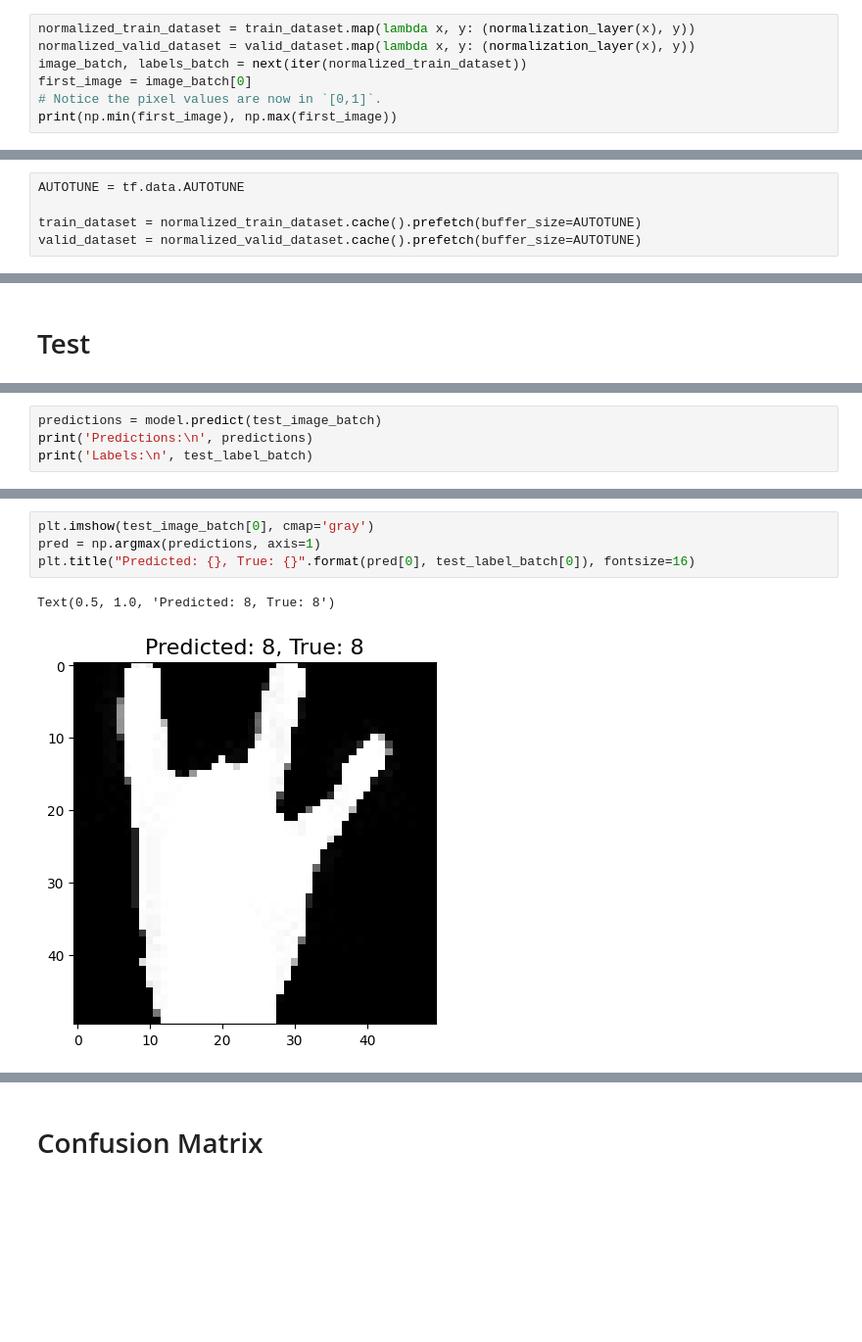
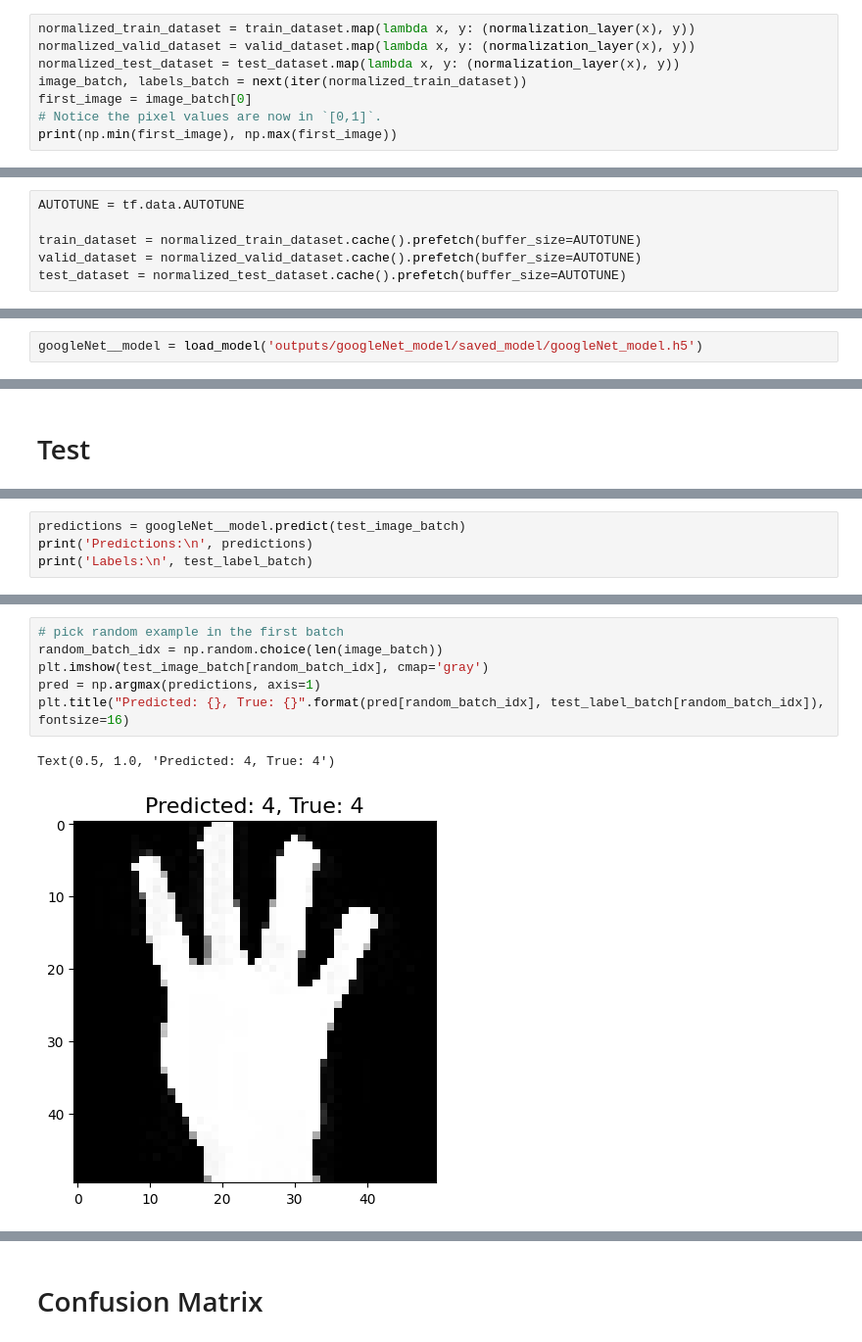
Before and after one commit to reda-mohsen/Hand_Gesture_Recognition, a Jupyter notebook: Hand_Recognition.ipynb, the cells around one changed output, grey strips where cells are left out. Shown: that part at 98% size. Cells and saved outputs as stored; diff of their text form; blank space fills up the shorter version.

```diff
--- a/Hand_Recognition.ipynb
+++ b/Hand_Recognition.ipynb
@@ -114,6 +178,7 @@ normalization_layer = tf.keras.layers.Rescaling(1./255)
 # %%
 normalized_train_dataset = train_dataset.map(lambda x, y: (normalization_layer(x), y))
 normalized_valid_dataset = valid_dataset.map(lambda x, y: (normalization_layer(x), y))
+normalized_test_dataset = test_dataset.map(lambda x, y: (normalization_layer(x), y))
 image_batch, labels_batch = next(iter(normalized_train_dataset))
 first_image = image_batch[0]
 # Notice the pixel values are now in `[0,1]`.
@@ -149,3 +215,4 @@ AUTOTUNE = tf.data.AUTOTUNE
 
 train_dataset = normalized_train_dataset.cache().prefetch(buffer_size=AUTOTUNE)
 valid_dataset = normalized_valid_dataset.cache().prefetch(buffer_size=AUTOTUNE)
+test_dataset = normalized_test_dataset.cache().prefetch(buffer_size=AUTOTUNE)
@@ -275,0 +676,2 @@ Test accuracy: 99.9%, Test loss: 0.283916
+# %%
+googleNet__model = load_model('outputs/googleNet_model/saved_model/googleNet_model.h5')
@@ -280,7 +720,7 @@ test_dataset = test_dataset.map(lambda x, y: (normalization_layer(x), y))
 # Retrieve a batch of images from the test set
 test_image_batch, test_label_batch = next(iter(test_dataset))
 # %%
-predictions = model.predict(test_image_batch)
+predictions = googleNet__model.predict(test_image_batch)
 print('Predictions:\n', predictions)
 print('Labels:\n', test_label_batch)
 # %% [output]
@@ -304,10 +744,12 @@ Labels:
 # %%
-plt.imshow(test_image_batch[0], cmap='gray')
+# pick random example in the first batch
+random_batch_idx = np.random.choice(len(image_batch))
+plt.imshow(test_image_batch[random_batch_idx], cmap='gray')
 pred = np.argmax(predictions, axis=1)
-plt.title("Predicted: {}, True: {}".format(pred[0], test_label_batch[0]), fontsize=16)
+plt.title("Predicted: {}, True: {}".format(pred[random_batch_idx], test_label_batch[random_batch_idx]), fontsize=16)
 # %% [output]
-Text(0.5, 1.0, 'Predicted: 8, True: 8')
+Text(0.5, 1.0, 'Predicted: 4, True: 4')
-[figure, old version]
+[figure, new version]
 # %%
 plt.figure(figsize=(10, 10))
 for i in range(9):
```
Also changed, not shown: parts of 74 cells of this notebook.
